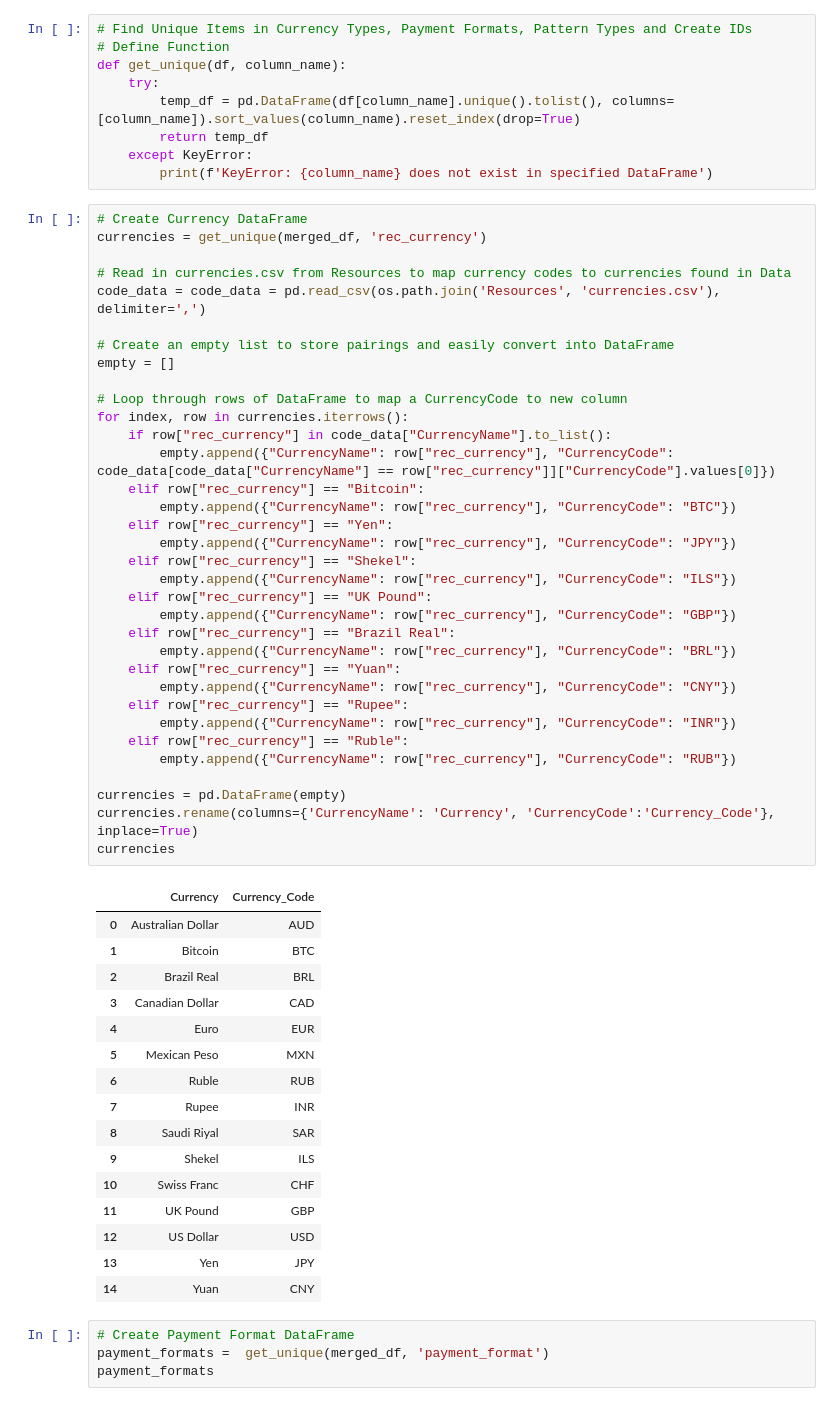
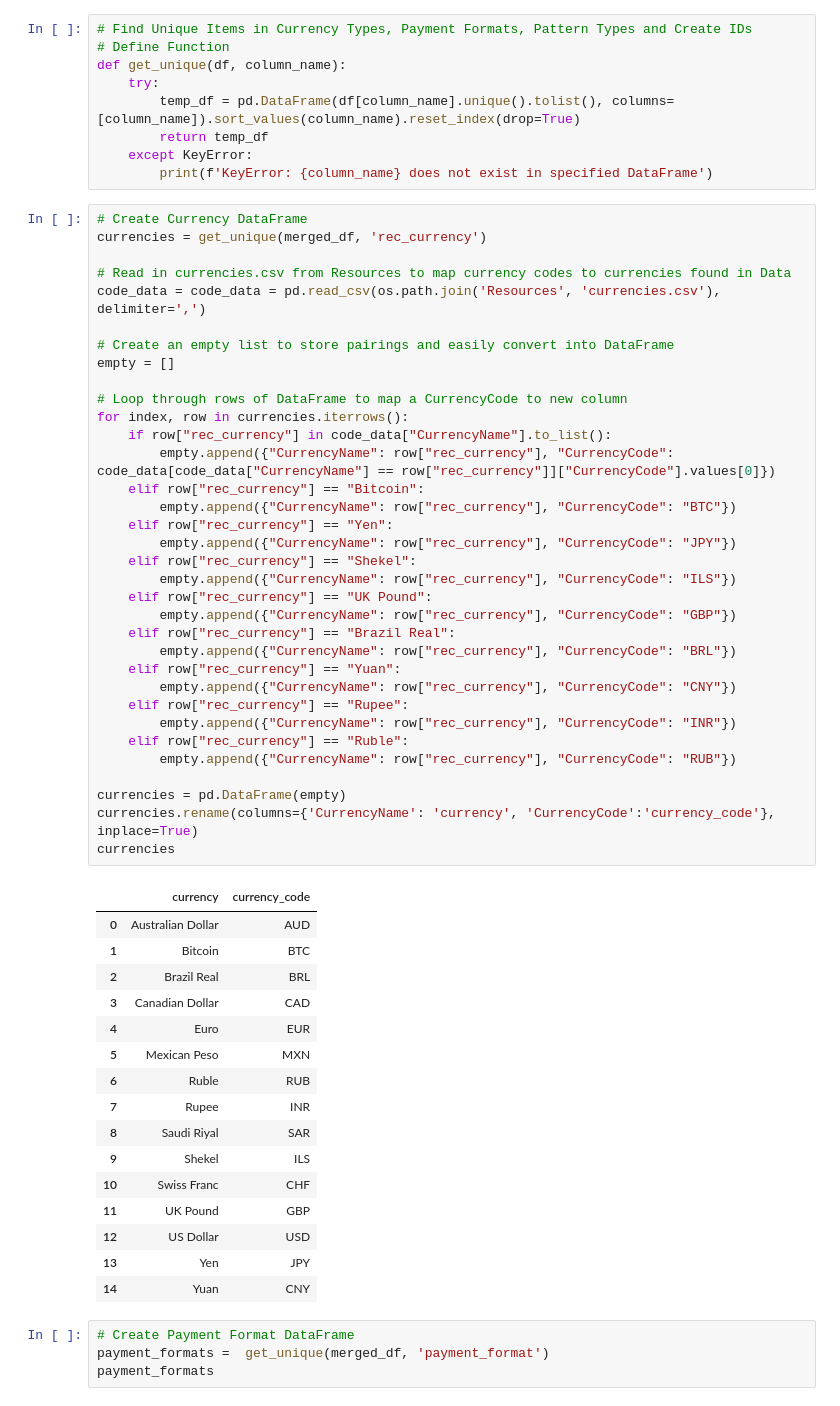
Before and after one commit to nburwick/ETL_Epsilon, a Jupyter notebook: IBM Anti-Money-Laundering ETL.ipynb, the cells around one changed output. Cells and saved outputs as stored; diff of their text form.

```diff
--- a/IBM Anti-Money-Laundering ETL.ipynb
+++ b/IBM Anti-Money-Laundering ETL.ipynb
@@ -163,35 +163,35 @@ currencies = get_unique(merged_df, 'rec_currency')
 # Read in currencies.csv from Resources to map currency codes to currencies found in Data
 code_data = code_data = pd.read_csv(os.path.join('Resources', 'currencies.csv'), delimiter=',')
 
 # Create an empty list to store pairings and easily convert into DataFrame
 empty = []
 
 # Loop through rows of DataFrame to map a CurrencyCode to new column
 for index, row in currencies.iterrows():
     if row["rec_currency"] in code_data["CurrencyName"].to_list():
         empty.append({"CurrencyName": row["rec_currency"], "CurrencyCode": code_data[code_data["CurrencyName"] == row["rec_currency"]]["CurrencyCode"].values[0]})
     elif row["rec_currency"] == "Bitcoin":
         empty.append({"CurrencyName": row["rec_currency"], "CurrencyCode": "BTC"})
     elif row["rec_currency"] == "Yen":
         empty.append({"CurrencyName": row["rec_currency"], "CurrencyCode": "JPY"})
     elif row["rec_currency"] == "Shekel":
         empty.append({"CurrencyName": row["rec_currency"], "CurrencyCode": "ILS"})
     elif row["rec_currency"] == "UK Pound":
         empty.append({"CurrencyName": row["rec_currency"], "CurrencyCode": "GBP"})
     elif row["rec_currency"] == "Brazil Real":
         empty.append({"CurrencyName": row["rec_currency"], "CurrencyCode": "BRL"})
     elif row["rec_currency"] == "Yuan":
         empty.append({"CurrencyName": row["rec_currency"], "CurrencyCode": "CNY"})
     elif row["rec_currency"] == "Rupee":
         empty.append({"CurrencyName": row["rec_currency"], "CurrencyCode": "INR"})
     elif row["rec_currency"] == "Ruble":
         empty.append({"CurrencyName": row["rec_currency"], "CurrencyCode": "RUB"})
 
 currencies = pd.DataFrame(empty)
-currencies.rename(columns={'CurrencyName': 'Currency', 'CurrencyCode':'Currency_Code'}, inplace=True)
+currencies.rename(columns={'CurrencyName': 'currency', 'CurrencyCode':'currency_code'}, inplace=True)
 currencies
 # %% [output]
-|  | Currency | Currency_Code |
+|  | currency | currency_code |
 | 0 | Australian Dollar | AUD |
 | 1 | Bitcoin | BTC |
 | 2 | Brazil Real | BRL |
```
Also changed, not shown: parts of 3 cells of this notebook, 1 other file.
